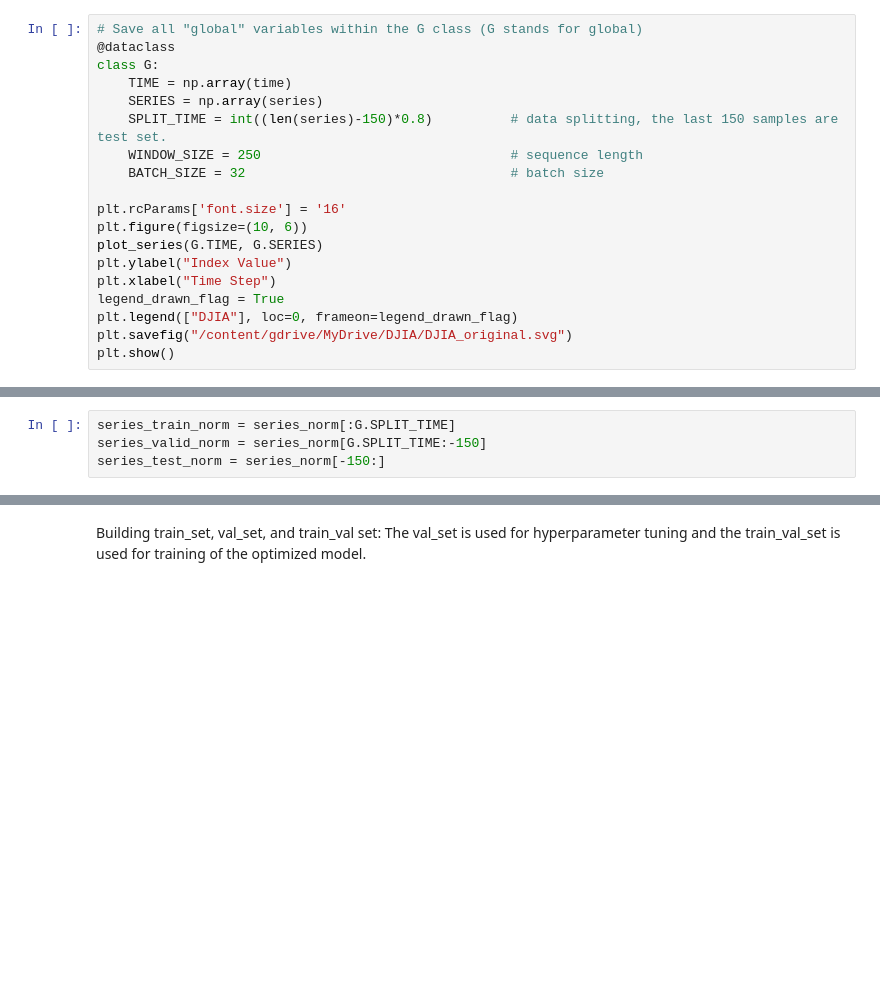
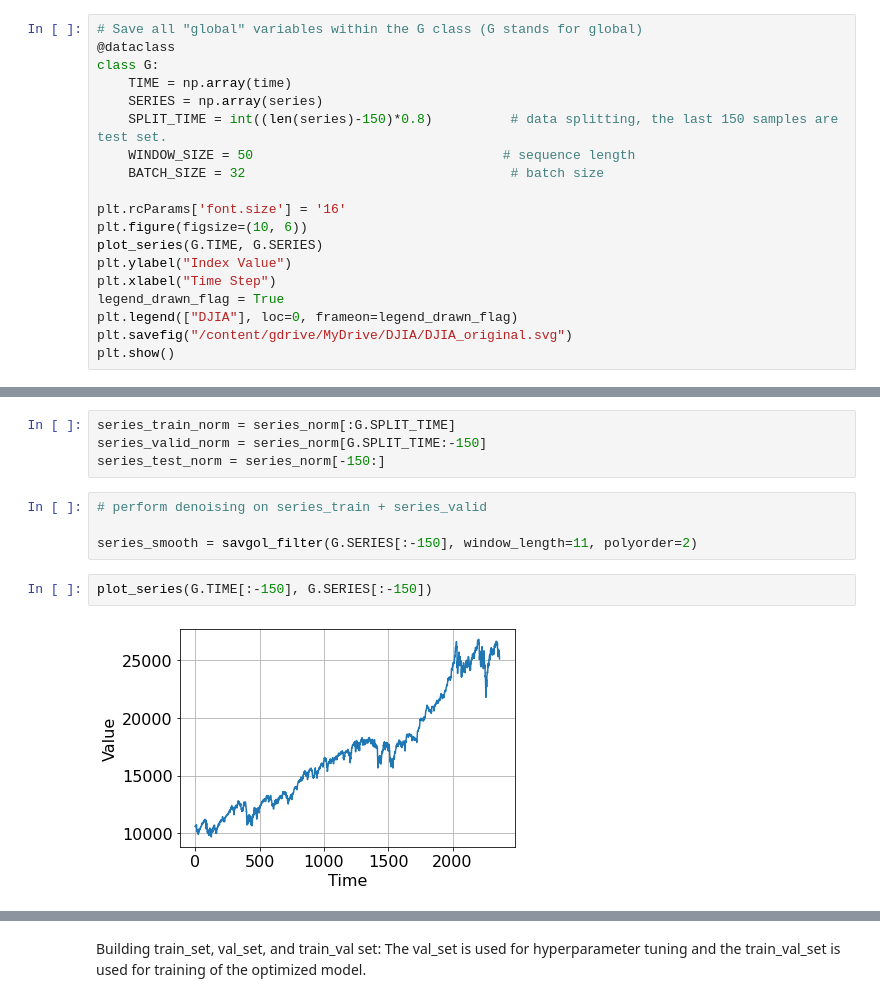
Before and after one commit to Zhang-Cheng-76200/Multistep-forecasting-CapsNet-LSTM, a Jupyter notebook: CapsNet_LSTM_DJIA.ipynb, the cells around one changed output, grey strips where cells are left out. Saved outputs shown, nothing was run; the diff lists cells and outputs as text; blank space fills up the shorter version.

```diff
--- a/CapsNet_LSTM_DJIA.ipynb
+++ b/CapsNet_LSTM_DJIA.ipynb
@@ -111,7 +112,7 @@ class G:
     TIME = np.array(time)
     SERIES = np.array(series)
     SPLIT_TIME = int((len(series)-150)*0.8)          # data splitting, the last 150 samples are test set.
-    WINDOW_SIZE = 250                                # sequence length
+    WINDOW_SIZE = 50                                # sequence length
     BATCH_SIZE = 32                                  # batch size
 
 plt.rcParams['font.size'] = '16'
@@ -155,3 +156,11 @@ series_norm = min_max_normalization(G.SERIES)
 series_train_norm = series_norm[:G.SPLIT_TIME]
 series_valid_norm = series_norm[G.SPLIT_TIME:-150]
 series_test_norm = series_norm[-150:]
+# %%
+# perform denoising on series_train + series_valid
+
+series_smooth = savgol_filter(G.SERIES[:-150], window_length=11, polyorder=2)
+# %%
+plot_series(G.TIME[:-150], G.SERIES[:-150])
+# %% [output]
+[figure, added]
```
Also changed, not shown: parts of 51 cells of this notebook.
